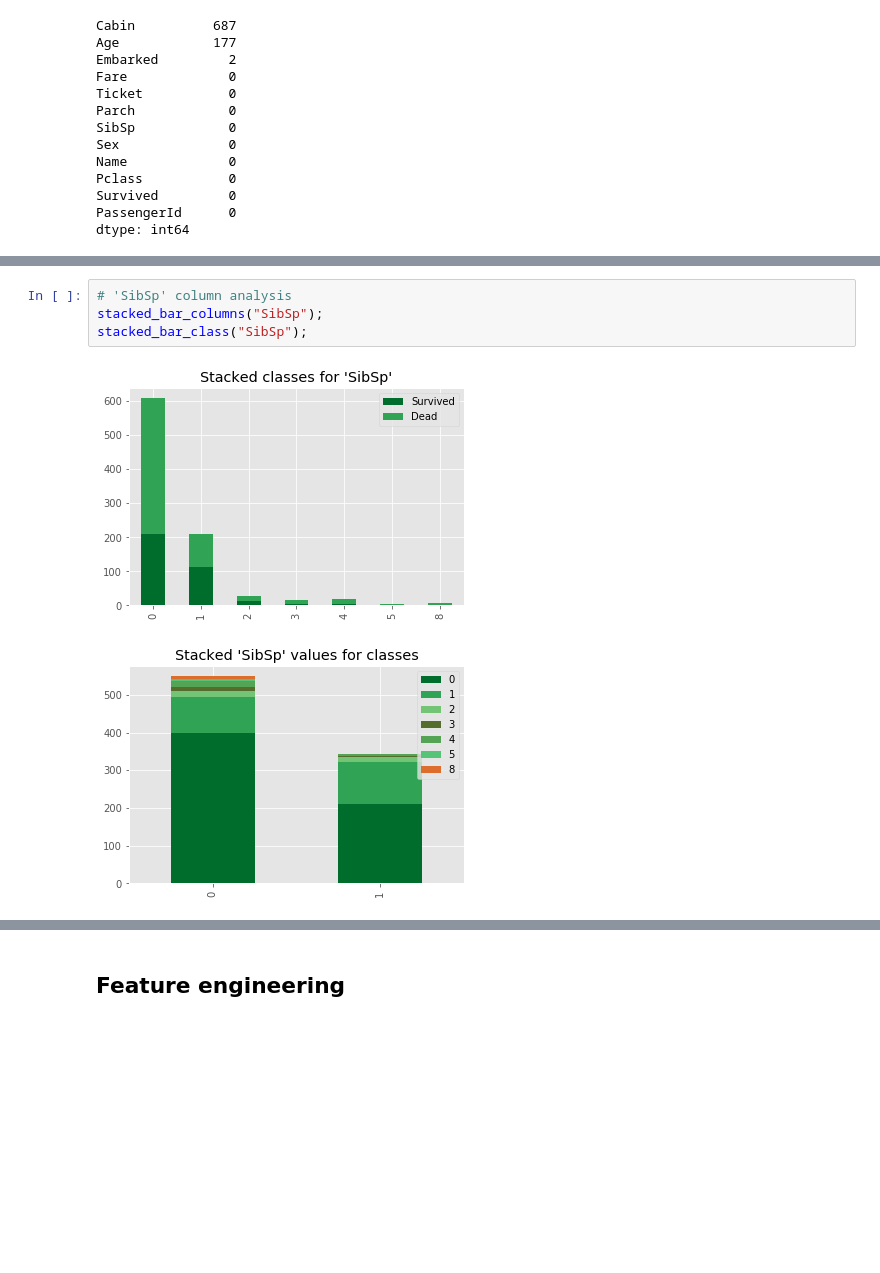
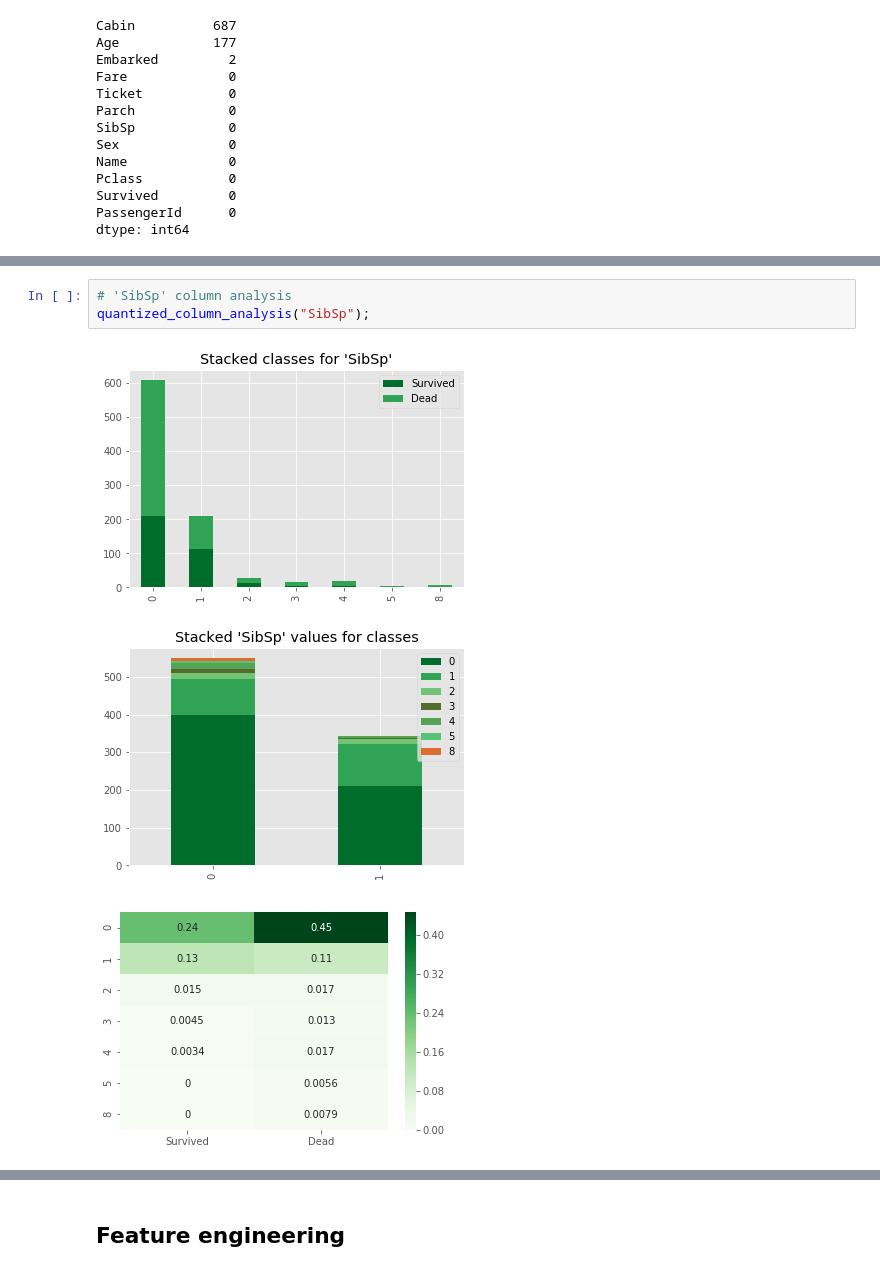
Before and after one commit to wojciechtobis/titanic, a Jupyter notebook: Titanic.ipynb, the cells around one changed output, grey strips where cells are left out. Saved outputs shown, nothing was run; the diff lists cells and outputs as text; blank space fills up the shorter version.

```diff
--- a/Titanic.ipynb
+++ b/Titanic.ipynb
@@ -112,9 +145,9 @@ stacked_bar_class("Pclass");
 # %%
 # 'SibSp' column analysis
-stacked_bar_columns("SibSp");
-stacked_bar_class("SibSp");
+quantized_column_analysis("SibSp");
 # %% [output]
 [figure]
 [figure]
+[figure, added]
 # %%
 # 'Parch' column analysis
```
Also changed, not shown: parts of 8 cells of this notebook, 1 other file.
